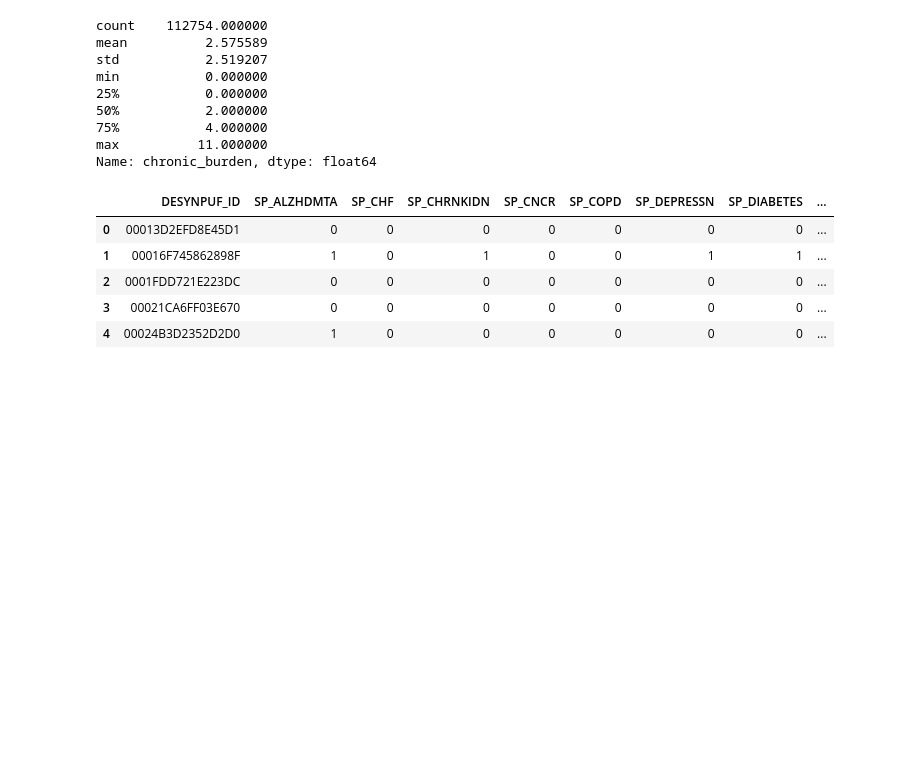
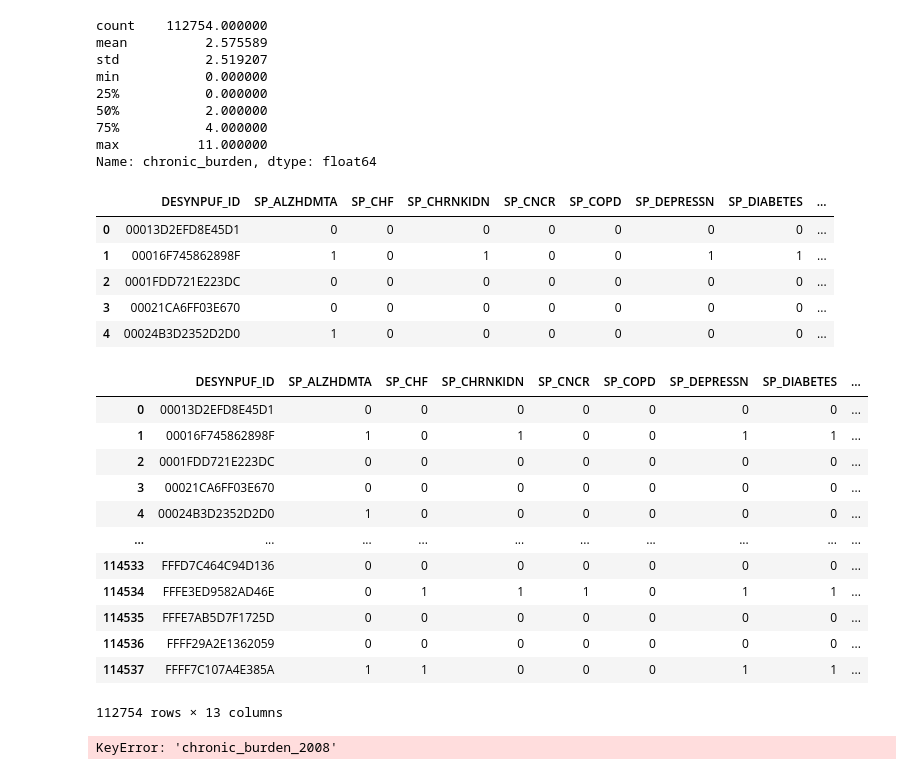
Before and after one commit to Mihira20/PCP-disengagement-risk-scorer, a Jupyter notebook: notebooks/01_EDA.ipynb, the cells around one changed output. Saved outputs shown, nothing was run; the diff lists cells and outputs as text; code cells hidden in the pictures; blank space fills up the shorter version.

Commit message:
feat: Chronic conditions, utilization features built

```diff
--- a/notebooks/01_EDA.ipynb
+++ b/notebooks/01_EDA.ipynb
@@ -286,3 +286,36 @@ chronic_features.head()
 | 2 | 0001FDD721E223DC | 0 | 0 | 0 | 0 | 0 | 0 | 0 | ... |
 | 3 | 00021CA6FF03E670 | 0 | 0 | 0 | 0 | 0 | 0 | 0 | ... |
 | 4 | 00024B3D2352D2D0 | 1 | 0 | 0 | 0 | 0 | 0 | 0 | ... |
+# %%
+chronic_features.drop(columns="Total_chronic_count")
+# %% [output]
+|  | DESYNPUF_ID | SP_ALZHDMTA | SP_CHF | SP_CHRNKIDN | SP_CNCR | SP_COPD | SP_DEPRESSN | SP_DIABETES | ... |
+| 0 | 00013D2EFD8E45D1 | 0 | 0 | 0 | 0 | 0 | 0 | 0 | ... |
+| 1 | 00016F745862898F | 1 | 0 | 1 | 0 | 0 | 1 | 1 | ... |
+| 2 | 0001FDD721E223DC | 0 | 0 | 0 | 0 | 0 | 0 | 0 | ... |
+| 3 | 00021CA6FF03E670 | 0 | 0 | 0 | 0 | 0 | 0 | 0 | ... |
+| 4 | 00024B3D2352D2D0 | 1 | 0 | 0 | 0 | 0 | 0 | 0 | ... |
+| ... | ... | ... | ... | ... | ... | ... | ... | ... | ... |
+| 114533 | FFFD7C464C94D136 | 0 | 0 | 0 | 0 | 0 | 0 | 0 | ... |
+| 114534 | FFFE3ED9582AD46E | 0 | 1 | 1 | 1 | 0 | 1 | 1 | ... |
+| 114535 | FFFE7AB5D7F1725D | 0 | 0 | 0 | 0 | 0 | 0 | 0 | ... |
+| 114536 | FFFF29A2E1362059 | 0 | 0 | 0 | 0 | 0 | 0 | 0 | ... |
+| 114537 | FFFF7C107A4E385A | 1 | 1 | 0 | 0 | 0 | 1 | 1 | ... |
+112754 rows × 13 columns
+# %%
+# Get 2008 chronic burden
+chronic_2008 = filtered_bene_2008[['DESYNPUF_ID'] + SP_cols].copy()
+chronic_2008[SP_cols] = chronic_2008[SP_cols].replace({1: 1, 2: 0})
+chronic_2008['chronic_burden_2008'] = chronic_2008[SP_cols].sum(axis=1)
+
+# Merge and calculate trend
+chronic_features = chronic_features.merge(
+    chronic_2008[['DESYNPUF_ID', 'chronic_burden_2008']],
+    on='DESYNPUF_ID'
+)
+chronic_features['chronic_burden_trend'] = chronic_features['chronic_burden'] - chronic_features['chronic_burden_2008']
+
+print(chronic_features['chronic_burden_trend'].describe())
+print(chronic_features.head())
+# %% [output]
+KeyError: 'chronic_burden_2008'
```
Also changed, not shown: parts of 20 cells of this notebook.
